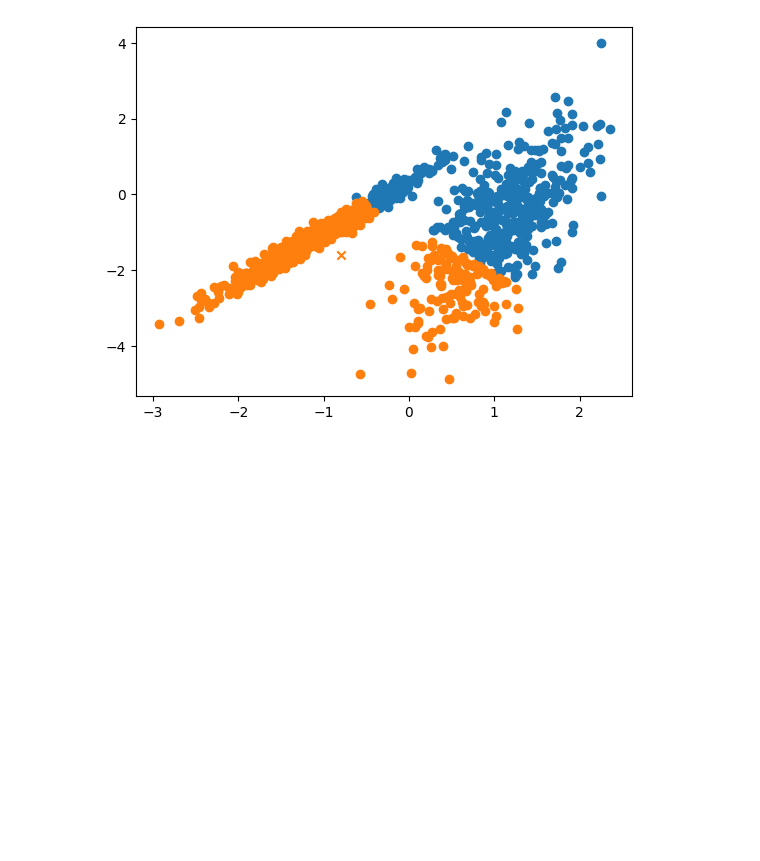
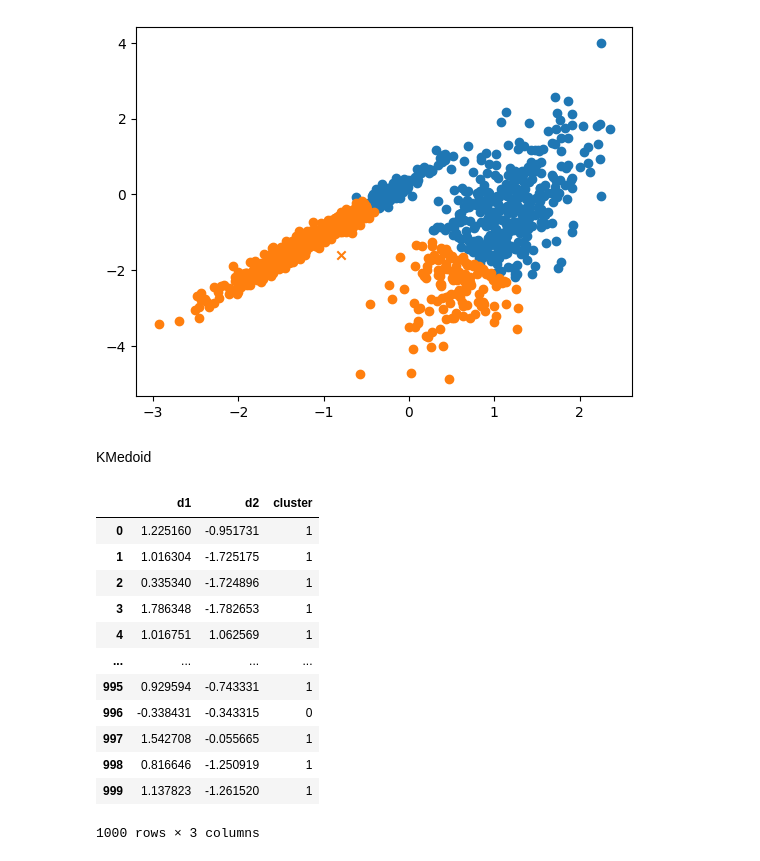
Before and after one commit to Joao-Bornelli/Clusterization, a Jupyter notebook: clusterization.ipynb, the cells around one changed output. Cells and saved outputs as stored; diff of their text form; code cells hidden in the pictures; blank space fills up the shorter version.

```diff
--- a/clusterization.ipynb
+++ b/clusterization.ipynb
@@ -39,3 +39,27 @@ for i in range(k):
                 color=color, marker='x')
 # %% [output]
 [figure]
+# %% [markdown]
+KMedoid
+# %%
+data = df[['d1','d2']]
+k = 2
+
+kmedoid = KMedoids(n_clusters=k,random_state=0)
+kmedoid.fit(data)
+data['cluster'] = kmedoid.predict(data)
+data
+# %% [output]
+|  | d1 | d2 | cluster |
+| 0 | 1.225160 | -0.951731 | 1 |
+| 1 | 1.016304 | -1.725175 | 1 |
+| 2 | 0.335340 | -1.724896 | 1 |
+| 3 | 1.786348 | -1.782653 | 1 |
+| 4 | 1.016751 | 1.062569 | 1 |
+| ... | ... | ... | ... |
+| 995 | 0.929594 | -0.743331 | 1 |
+| 996 | -0.338431 | -0.343315 | 0 |
+| 997 | 1.542708 | -0.055665 | 1 |
+| 998 | 0.816646 | -1.250919 | 1 |
+| 999 | 1.137823 | -1.261520 | 1 |
+1000 rows × 3 columns
```
Also changed, not shown: parts of 2 cells of this notebook.
